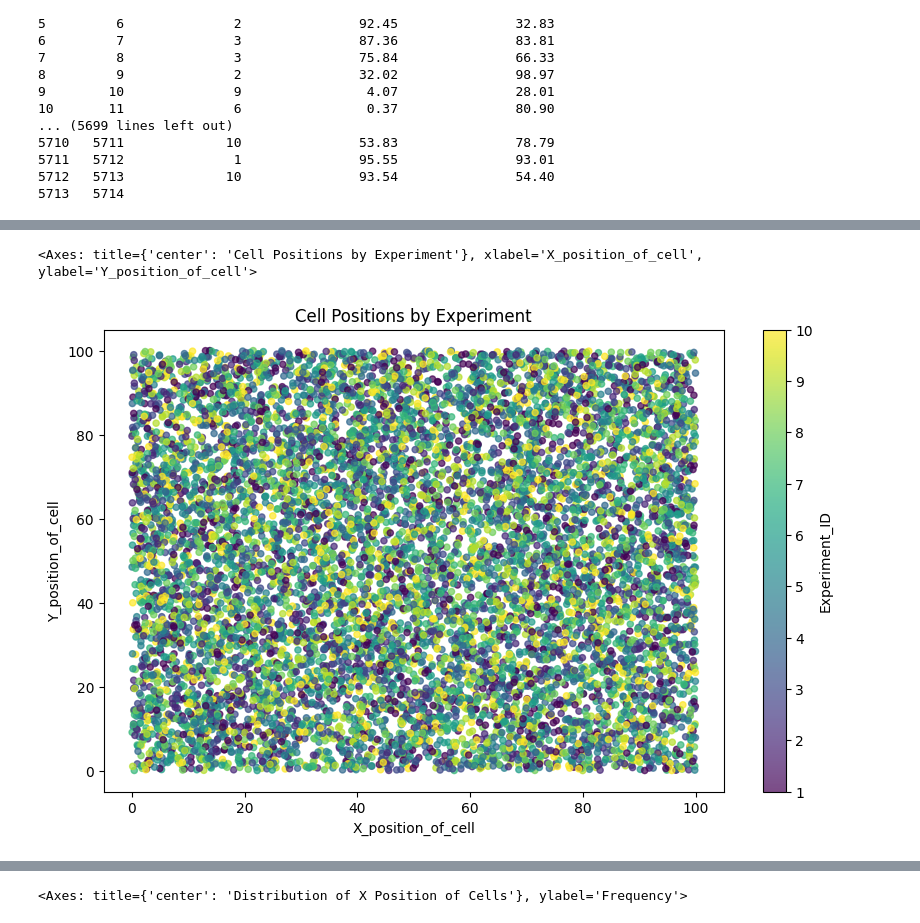
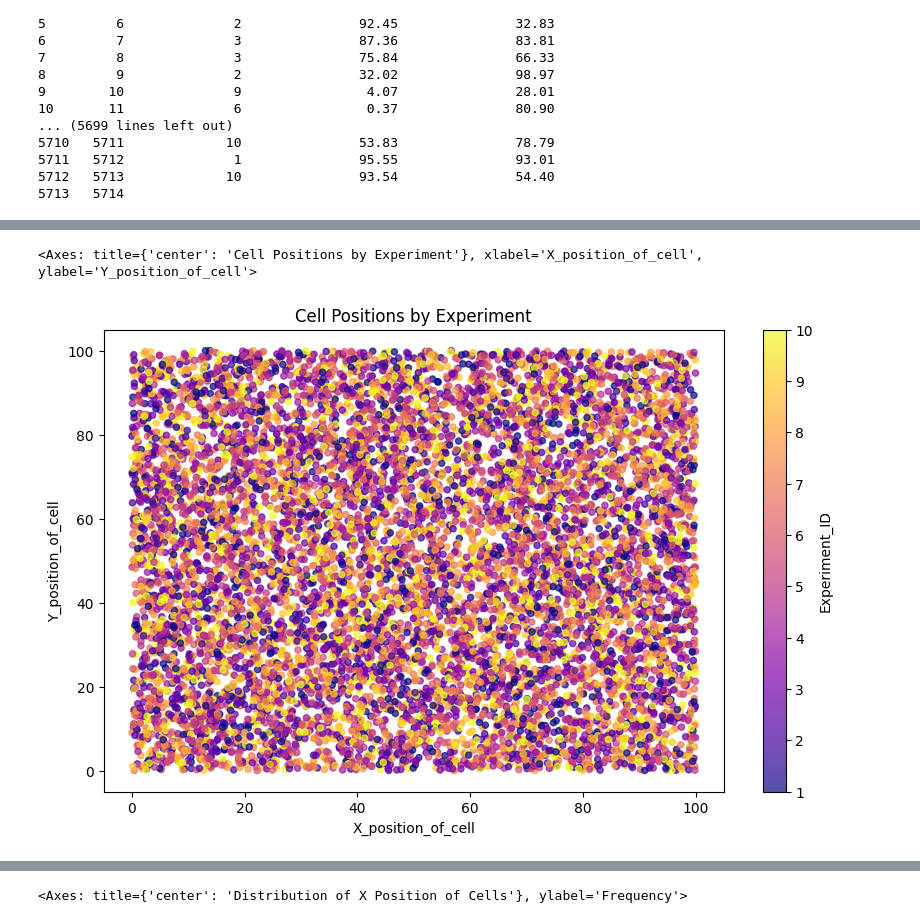
Before and after one commit to Sanarazaaa/Pandas-for-Biologist, a Jupyter notebook: Data_Visualization_Using_Pandas.ipynb, the cells around one changed output, grey strips where cells are left out. Cells and saved outputs as stored; diff of their text form; code cells hidden in the pictures.

```diff
--- a/Data_Visualization_Using_Pandas.ipynb
+++ b/Data_Visualization_Using_Pandas.ipynb
@@ -52,16 +53,18 @@ df['Experiment_ID'].value_counts().plot(kind='pie', figsize=(8, 8), autopct='%1.
 # %%
 # In pandas, there is a built-in plotting functionality which internally uses Matplotlib.
 # Scatter plots are used when you want to show the relationship between two variables. They are also called correlation and can be created using DataFrame.plot.scatter() function.
 
 # example:
 # Scatter plot of cell positions using Pandas' built-in plotting (no Matplotlib)
 df.plot.scatter(x='X_position_of_cell', y='Y_position_of_cell',
-                c='Experiment_ID', colormap='viridis', alpha=0.7, figsize=(10, 6), title='Cell Positions by Experiment')
+                c='Experiment_ID', colormap='plasma', alpha=0.7, figsize=(10, 6), title='Cell Positions by Experiment')
 
-
+# c='Experiment_ID'. #This sets the color of each point based on the "Experiment_ID" column.
+# c: this means the values in experiment_id will be shown in colors
+# aplha: This sets the transparency of the points.
 # 0.7 means the points will be 70% opaque and 30% transparent. reduce overlapping effects if multiple points are plotted on top of each other.
 # 'viridis' is a popular color map (a range of colors from yellow to purple)
 # (10, 6) means the plot will be 10 inches wide and 6 inches tall.
 # %% [output]
 <Axes: title={'center': 'Cell Positions by Experiment'}, xlabel='X_position_of_cell', ylabel='Y_position_of_cell'>
-[figure, old version]
+[figure, new version]
```
Also changed, not shown: parts of 10 cells of this notebook.
